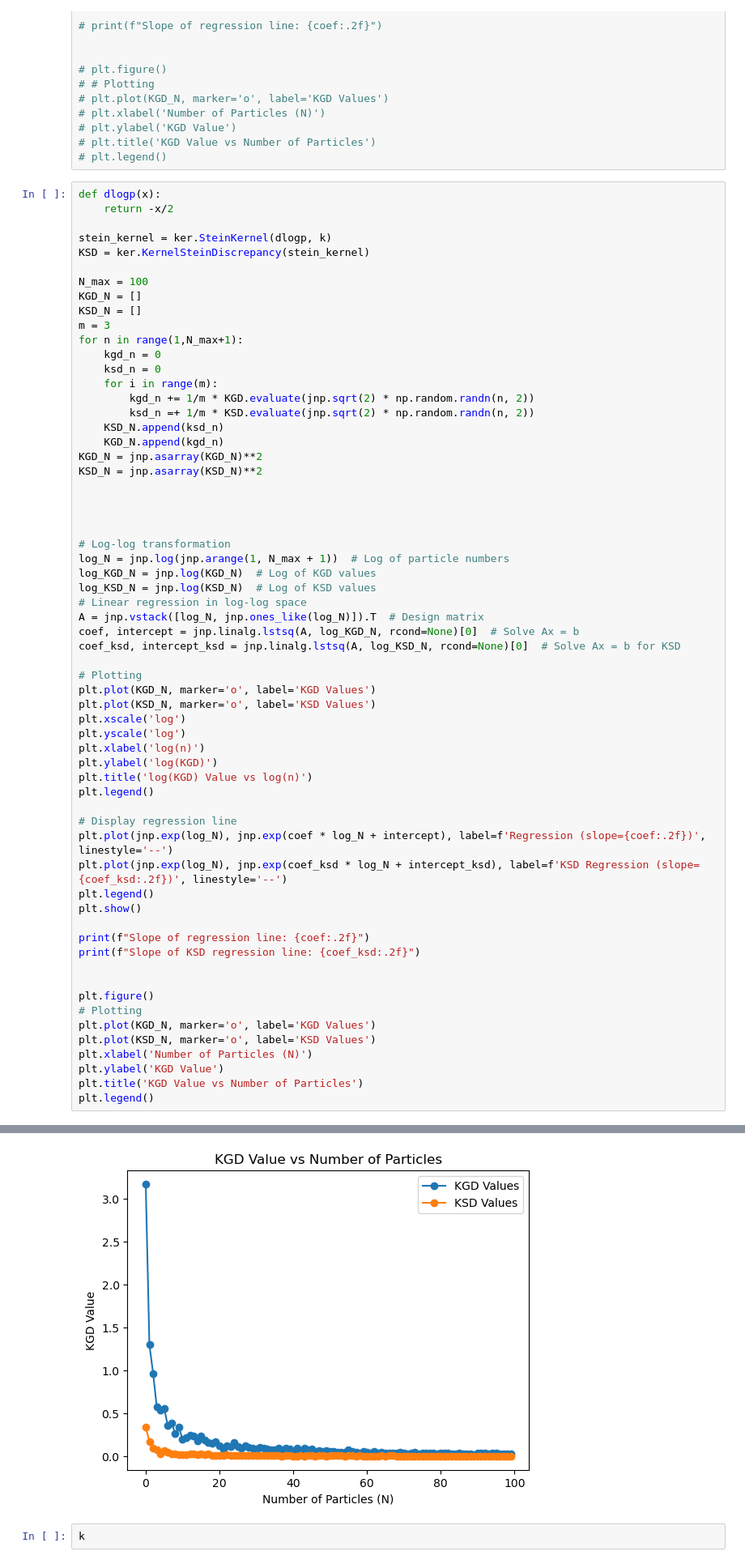
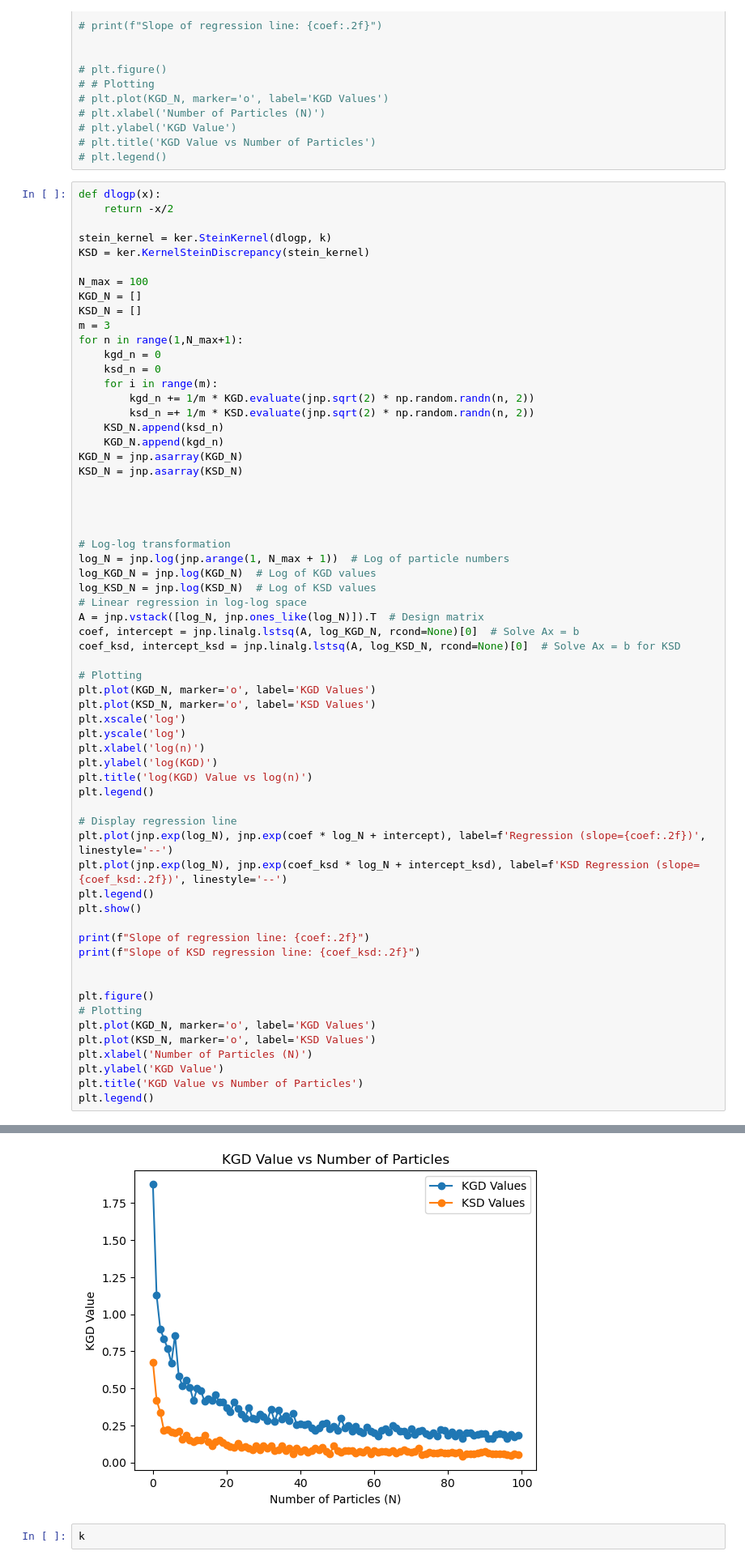
Before and after one commit to clementinechazal/KGD, a Jupyter notebook: jax_mfld.ipynb, the cells around one changed output, grey strips where cells are left out. Shown: that part at 81% size. Saved outputs shown, nothing was run; the diff lists cells and outputs as text.

```diff
--- a/jax_mfld.ipynb
+++ b/jax_mfld.ipynb
@@ -278,8 +278,8 @@ for n in range(1,N_max+1):
         ksd_n =+ 1/m * KSD.evaluate(jnp.sqrt(2) * np.random.randn(n, 2))
     KSD_N.append(ksd_n)
     KGD_N.append(kgd_n)
-KGD_N = jnp.asarray(KGD_N)**2
-KSD_N = jnp.asarray(KSD_N)**2
+KGD_N = jnp.asarray(KGD_N)
+KSD_N = jnp.asarray(KSD_N)
 
 
 
@@ -328,5 +328,5 @@ Slope of KSD regression line: -0.96
 <matplotlib.legend.Legend at 0x...>
-[figure, old version]
+[figure, new version]
 # %%
 k
 # %% [output]
```
Also changed, not shown: parts of 1 cell of this notebook.
